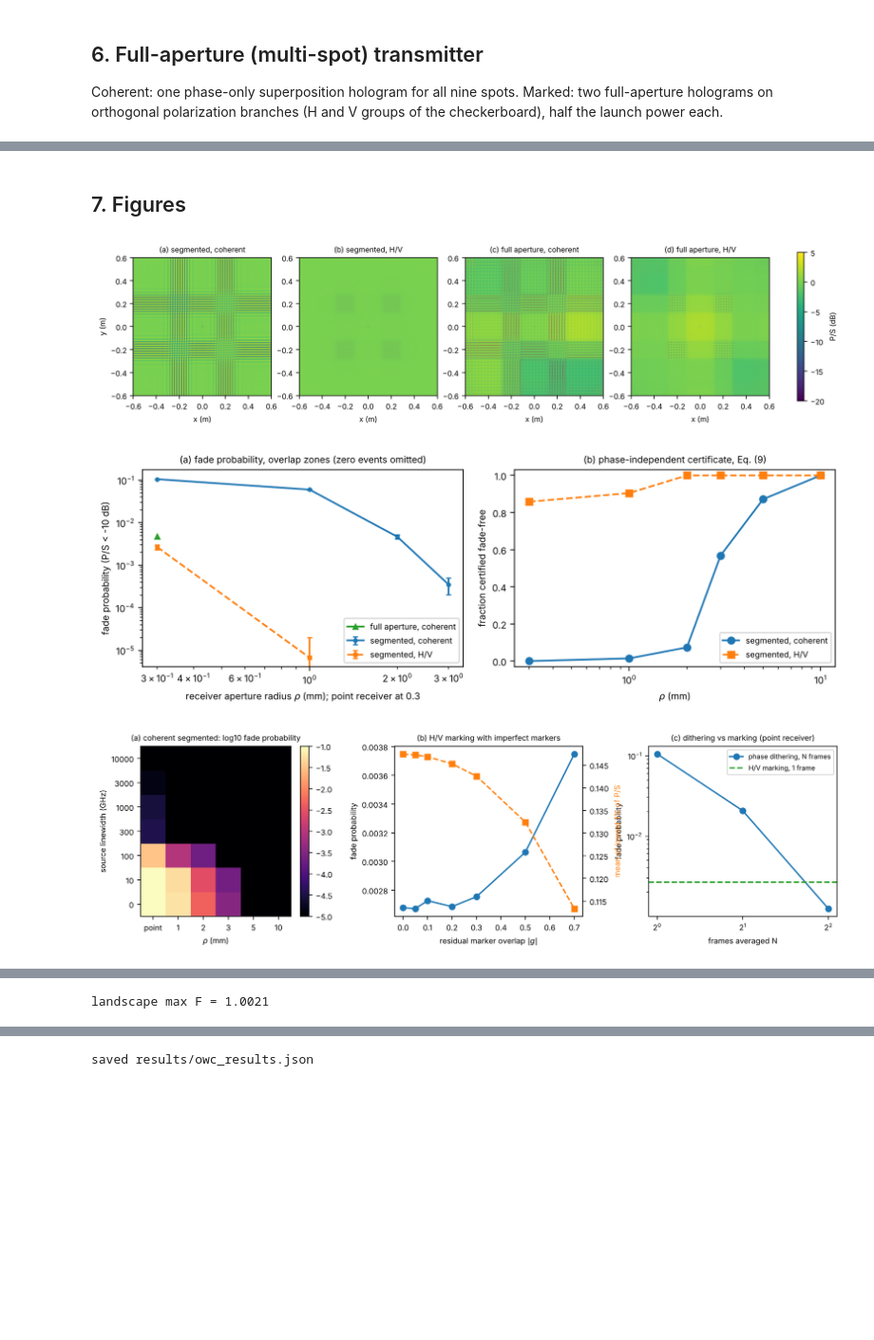
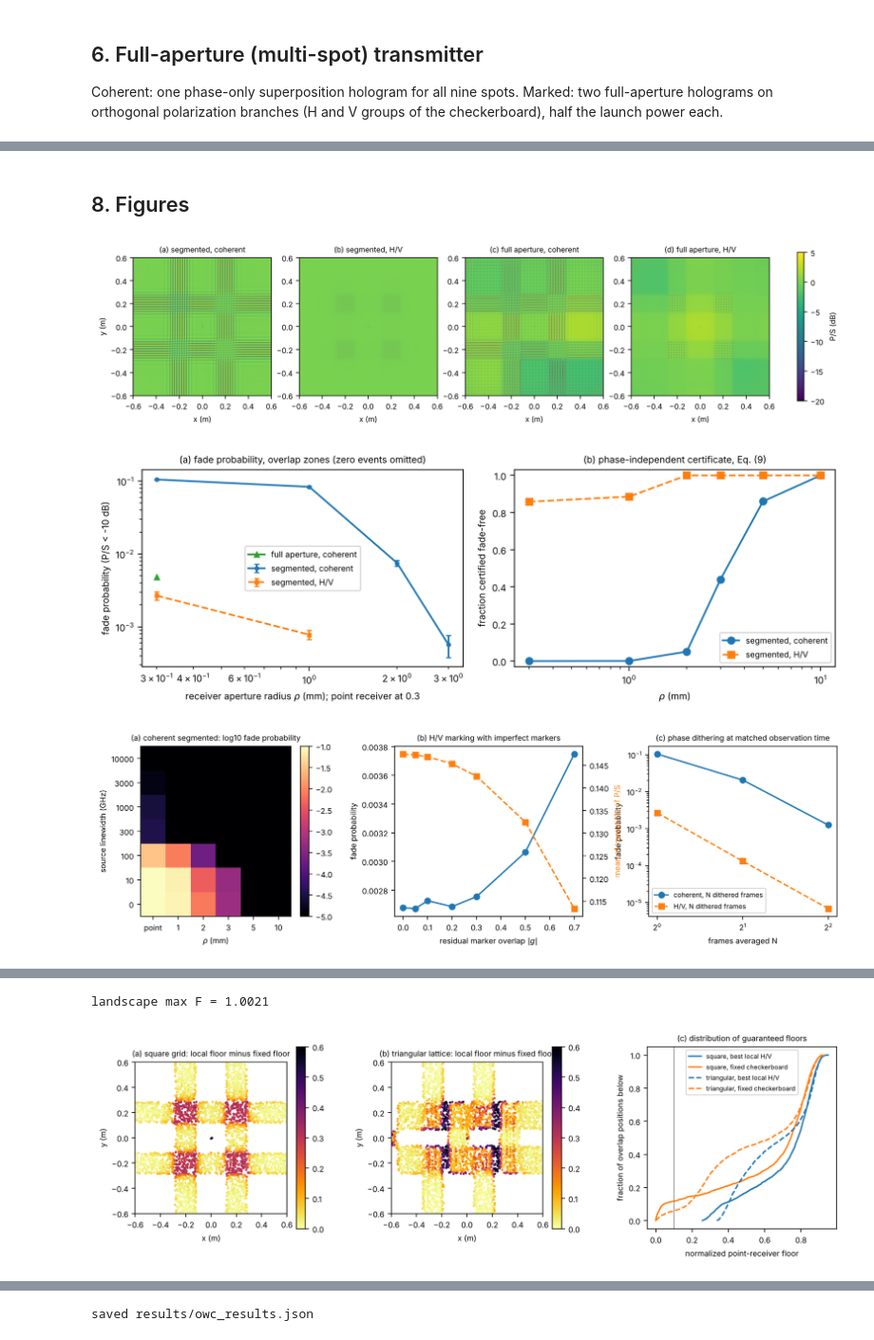
Before and after one commit to hamamh66/polarization-marking-owc-fading, a Jupyter notebook: owc_marking.ipynb, the cells around one changed output, grey strips where cells are left out. Shown at 95% size. Cells and saved outputs as stored; diff of their text form; code cells hidden in the pictures; blank space fills up the shorter version.

```diff
--- a/owc_marking.ipynb
+++ b/owc_marking.ipynb
@@ -97,0 +101,17 @@ certified min >= 0.5358973848622456 ; best sample 0.5358984226000564 ; target 0.
+# %%
+rng_b=np.random.default_rng(0)
+def R(a): return max(2*a.max()-a.sum(),0) if len(a) else 0.0
+bad=0
+for K in range(2,10):
+    for _ in range(300):
+        a=rng_b.exponential(1,K)*(rng_b.random(K)<0.85)
+        best=max(R(a[np.array(l)==0])**2+R(a[np.array(l)==1])**2 for l in itertools.product([0,1],repeat=K))
+        s=np.sort(a)[::-1]; f=s[0]**2+max(s[1]-s[2:].sum(),0)**2
+        bad+=abs(best-f)>1e-9
+print('binary formula mismatches:',bad)
+# also check grouped floor equals true min over phases for a few cases
+from scipy.optimize import minimize
+for _ in range(5):
+    a=rng_b.exponential(1,5); l=rng_b.integers(0,2,5)
+    th=lambda t: sum(abs(np.sum(a[l==b]*np.exp(1j*np.r_[0,t][l==b])))**2 for b in (0,1))
+    m=min(minimize(th,rng_b.uniform(0,6.3,4)).fun for _ in range(50)); print(round(m,6), round(R(a[l==0])**2+R(a[l==1])**2,6))
@@ -335,5 +454,5 @@ full aperture: power in coverage area, H/V over coherent = 1.0018
 # %% [markdown]
-## 7. Figures
+## 8. Figures
 # %%
 plt.rcParams.update({"font.size":8})
 ext=[-0.6,0.6,-0.6,0.6]; crop=(np.abs(u)<=0.6)
@@ -366,40 +485,56 @@ cf=out["certified_fade_free"]
 axs[1].plot(rplot,[cf[str(r)]["coherent"] for r in rhos],"-o",label="segmented, coherent")
 axs[1].plot(rplot,[cf[str(r)]["HV"] for r in rhos],"--s",label="segmented, H/V")
 axs[1].set_xscale("log"); axs[1].set_ylim(-0.03,1.03); axs[1].set_xlabel(r"$\rho$ (mm)"); axs[1].set_ylabel("fraction certified fade-free")
-axs[1].legend(fontsize=7); axs[1].set_title("(b) phase-independent certificate, Eq. (9)",fontsize=8)
+axs[1].legend(fontsize=7); axs[1].set_title("(b) phase-independent certificate",fontsize=8)
 fig.tight_layout(); fig.savefig("results/fig_aperture.pdf",bbox_inches="tight"); fig.savefig("results/fig_aperture.png",dpi=200,bbox_inches="tight"); plt.show()
 # regime map, tolerance, dithering
 fig,axs=plt.subplots(1,3,figsize=(13,3.2),gridspec_kw=dict(wspace=0.35))
 cm=np.array(out["coherence_map"]["fade"]); dn=np.array(out["coherence_map"]["dnu_Hz"])
 im=axs[0].imshow(np.log10(np.maximum(cm,1e-5)),origin="lower",aspect="auto",cmap="magma",vmin=-5,vmax=-1)
 axs[0].set_xticks(range(len(rhos))); axs[0].set_xticklabels(["point"]+[f"{r*1e3:g}" for r in rhos[1:]])
 axs[0].set_yticks(range(len(dn))); axs[0].set_yticklabels(["0"]+[f"{d/1e9:g}" for d in dn[1:]])
 axs[0].set_xlabel(r"$\rho$ (mm)"); axs[0].set_ylabel("source linewidth (GHz)"); axs[0].set_title("(a) coherent segmented: log10 fade probability",fontsize=8)
 fig.colorbar(im,ax=axs[0])
 tg=out["tolerance"]; gg=np.array([float(k) for k in tg])
 axs[1].plot(gg,[tg[k]["fade"] for k in tg],"-o",label="fade probability"); ax2=axs[1].twinx(); ax2.plot(gg,[tg[k]["tail1"] for k in tg],"--s",color="C1",label="mean of lowest 1%")
 axs[1].set_xlabel(r"residual marker overlap $|g|$"); axs[1].set_ylabel("fade probability"); ax2.set_ylabel("mean of lowest 1% of P/S",color="C1"); axs[1].set_title("(b) H/V marking with imperfect markers",fontsize=8)
-dt=out["dither"]; Ns=[int(k) for k in dt]
-axs[2].plot(Ns,nz([dt[k]["fade"] for k in dt]),"-o",label="phase dithering, N frames")
-axs[2].axhline(out["dither_marked"]["fade"],ls="--",color="C2",label="H/V marking, 1 frame")
+dm=out["dither_matched"]; Ns=[int(k) for k in dm]
+axs[2].plot(Ns,nz([dm[k]["coherent"] for k in dm]),"-o",label="coherent, N dithered frames")
+axs[2].plot(Ns,nz([dm[k]["HV"] for k in dm]),"--s",label="H/V, N dithered frames")
 axs[2].set_xscale("log",base=2); axs[2].set_yscale("log"); axs[2].set_xlabel("frames averaged N"); axs[2].set_ylabel("fade probability")
-axs[2].legend(fontsize=7); axs[2].set_title("(c) dithering vs marking (point receiver)",fontsize=8)
+axs[2].legend(fontsize=7); axs[2].set_title("(c) phase dithering at matched observation time",fontsize=8)
 fig.savefig("results/fig_regimes.pdf",bbox_inches="tight"); fig.savefig("results/fig_regimes.png",dpi=200,bbox_inches="tight"); plt.show()
 # fade-floor landscape: K=3, m1=H, m2=V, m3 on the Poincare sphere
 def Fgrid3(V,n=64):
     G=V.conj()@V.T; th=np.linspace(0,2*np.pi,n,endpoint=False); a,b=np.meshgrid(th,th)
     Cc=np.exp(1j*np.stack([np.zeros_like(a),a,b],-1).reshape(-1,3)); return np.real(np.einsum('nj,jk,nk->n',Cc.conj(),G,Cc)).min()
 tt=np.linspace(0,np.pi,61); pp=np.linspace(0,2*np.pi,61)
 land=np.array([[Fgrid3(np.array([[1,0],[0,1],[np.cos(t/2),np.sin(t/2)*np.exp(1j*p)]])) for p in pp] for t in tt])
 out["landscape_K3_HV_max"]=float(land.max())
 fig,ax=plt.subplots(figsize=(4.2,3.2)); im=ax.imshow(land,origin="lower",extent=[0,360,0,180],aspect="auto",cmap="cividis")
 ax.set_xlabel(r"azimuth $\phi$ of $m_3$ (deg)"); ax.set_ylabel(r"polar angle $\vartheta$ of $m_3$ (deg)"); fig.colorbar(im,label="fade floor F")
 ax.set_title(r"K = 3, $m_1$ = H, $m_2$ = V",fontsize=8); fig.savefig("results/fig_landscape.pdf",bbox_inches="tight"); fig.savefig("results/fig_landscape.png",dpi=200,bbox_inches="tight"); plt.show()
 print("landscape max F =",round(land.max(),4))
+
+# design benchmark: local binary floor vs fixed assignment
+dmp=np.load("results/design_maps.npz")
+fig,axs=plt.subplots(1,3,figsize=(13,3.4),gridspec_kw=dict(wspace=0.35))
+for ax,(nm,lab) in zip(axs[:2],[("sq","square grid"),("tri","triangular lattice")]):
+    R_=dmp["R_"+nm]; gap=dmp["loc_"+nm]-dmp["fix_"+nm]
+    sc=ax.scatter(R_[:,0],R_[:,1],c=gap,s=2,cmap="inferno_r",vmin=0,vmax=0.6); ax.set_aspect("equal")
+    ax.set_xlim(-0.6,0.6); ax.set_ylim(-0.6,0.6); ax.set_xlabel("x (m)"); ax.set_ylabel("y (m)")
+    ax.set_title(f"({'a' if nm=='sq' else 'b'}) {lab}: local minus fixed floor",fontsize=8); fig.colorbar(sc,ax=ax)
+for nm,lab,st in [("sq","square","-"),("tri","triangular","--")]:
+    for key,c_ in [("loc","C0"),("fix","C1")]:
+        v=np.sort(dmp[key+"_"+nm]); axs[2].plot(v,np.arange(1,len(v)+1)/len(v),st,color=c_,label=f"{lab}, {'best local H/V' if key=='loc' else 'fixed checkerboard'}")
+axs[2].axvline(0.1,color="grey",lw=0.8); axs[2].set_xlabel("normalized point-receiver floor"); axs[2].set_ylabel("fraction of overlap positions below")
+axs[2].legend(fontsize=6.5); axs[2].set_title("(c) distribution of guaranteed floors",fontsize=8)
+fig.savefig("results/fig_design.pdf",bbox_inches="tight"); fig.savefig("results/fig_design.png",dpi=200,bbox_inches="tight"); plt.show()
 # %% [output]
 [figure]
-[figure, old version]
+[figure, new version]
-[figure, old version]
+[figure, new version]
 [figure]
 landscape max F = 1.0021
+[figure, added]
 # %% [markdown]
```
Also changed, not shown: parts of 9 cells of this notebook, 11 other files.
